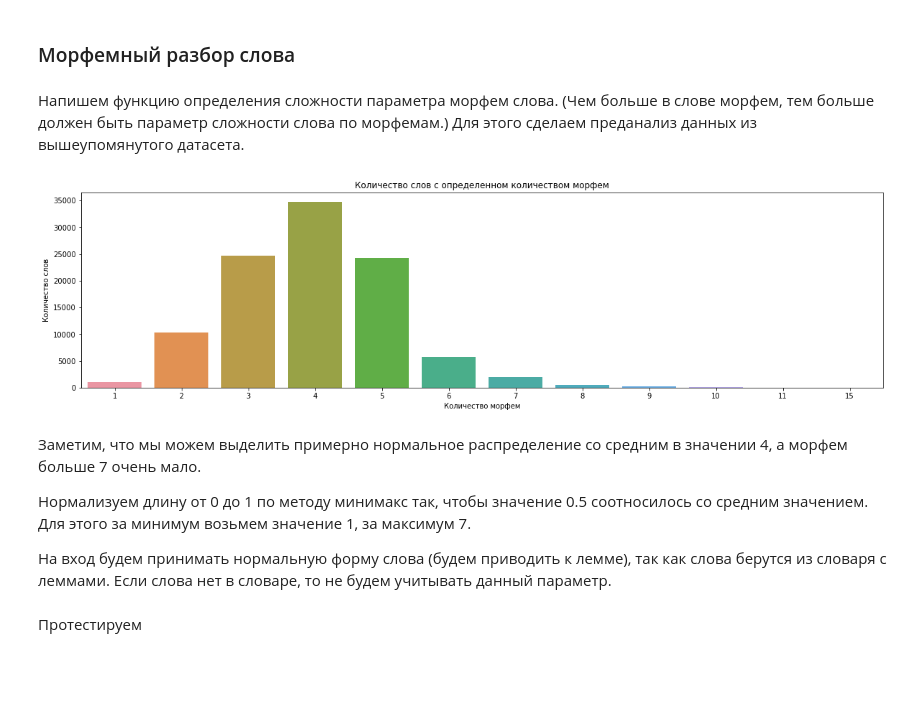
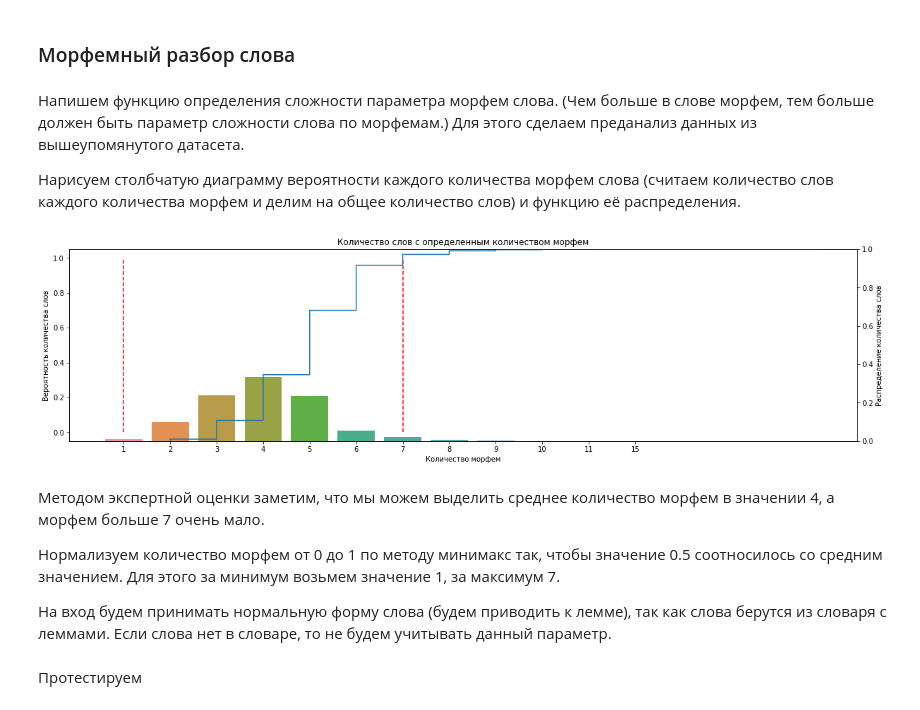
Before and after one commit to NanamyYu/grammarzeka, a Jupyter notebook: labs/word_difficulty.ipynb, the cells around one changed output. Drawn from its saved outputs; the diff is of its cells as text; code cells hidden in the pictures; blank space fills up the shorter version.

```diff
--- a/labs/word_difficulty.ipynb
+++ b/labs/word_difficulty.ipynb
@@ -51,13 +59,18 @@ print(transform_word(word='  кОшКоЙ '))
 О. Н. Ляшевская, С. А. Шаров НОВЫЙ ЧАСТОТНЫЙ СЛОВАРЬ РУССКОЙ ЛЕКСИКИ (http://dict.ruslang.ru/freq.php)
 # %%
 dirname = 'datasets/freq'
-r = requests.get('http://dict.ruslang.ru/Freq2011.zip')
-with r, zipfile.ZipFile(io.BytesIO(r.content)) as archive:
-    archive.extractall(dirname)
+name = 'freqrnc2011.csv'
+fullname = os.path.join(dirname, name)
+if not os.path.exists(fullname):
+    r = requests.get('http://dict.ruslang.ru/Freq2011.zip')
+    with r, zipfile.ZipFile(io.BytesIO(r.content)) as archive:
+        archive.extractall(dirname)
 
-freq_df = pd.read_csv(os.path.join(dirname, 'freqrnc2011.csv'), sep='\t')[['Lemma', 'Freq(ipm)']]
+freq_df = pd.read_csv(fullname, sep='\t')[['Lemma', 'Freq(ipm)']]
 freq_df['Lemma'] = freq_df['Lemma'].str.lower()
 freq_df['length'] = freq_df['Lemma'].str.len()
+freq_df = freq_df.drop_duplicates(subset=['Lemma'])
+freq_df = freq_df.set_index('Lemma')
 
 freq_df.info()
 freq_df.sample(5)
@@ -85,22 +116,14 @@ memory usage: 1.2+ MB
 # %%
-dirname = 'datasets/tikhonov'
-fullname = os.path.join(dirname, 'tikhonov.txt')
-
-shutil.rmtree(dirname, ignore_errors=True)
-
-r = requests.get('http://www.speakrus.ru/dict2/tikhonov.zip')
-with r, zipfile.ZipFile(io.BytesIO(r.content)) as archive:
-    archive.extractall(dirname)
-
-with open(os.path.join(dirname, os.listdir(dirname)[0]), 'rb') as f:
-    text = f.read().decode('cp1251')
-    with open(fullname, 'wb') as ru:
-        ru.write(text.encode('utf-8'))
+fullname = save_zip_txt(url='http://www.speakrus.ru/dict2/tikhonov.zip',
+                        dirname='datasets/tikhonov',
+                        new_filename='tikhonov.txt')
 
 morph_df = pd.read_csv(fullname, sep='|', names=['Lemma', 'analysis'])
 morph_df['Lemma'] = morph_df['Lemma'].str.replace('\d+', '').str.split().str[0].str.lower()
 morph_df['analysis'] = morph_df['analysis'].str.replace('\d+', '').str.split(pat=',', n=1).str[0].str.split().str[0]
 morph_df['count_morph'] = morph_df['analysis'].str.count(pat='/') + 1
+morph_df = morph_df.drop_duplicates(subset=['Lemma'])
+morph_df = morph_df.set_index('Lemma')
 
 morph_df.info()
 morph_df.sample(5)
@@ -506,22 +550,29 @@ None
 ### Морфемный разбор слова
 # %% [markdown]
 Напишем функцию определения сложности параметра морфем слова. (Чем больше в слове морфем, тем больше должен быть параметр сложности слова по морфемам.) Для этого сделаем преданализ данных из вышеупомянутого датасета.
+
+Нарисуем столбчатую диаграмму вероятности каждого количества морфем слова (считаем количество слов каждого количества морфем и делим на общее количество слов) и функцию её распределения.
 # %%
 fig, ax = plt.subplots(figsize=(20, 5))
+ax2 = ax.twinx()
 
-sns.countplot(x=morph_df['count_morph'])
+df = morph_df['count_morph']
+sns.barplot(x=df, y=df, estimator=lambda x: len(x) / len(df))
+sns.ecdfplot(x=df)
+ax.vlines(1 - 1, ymin=0, ymax=1, color='r', linestyle = '--')
+ax.vlines(7 - 1, ymin=0, ymax=1, color='r', linestyle = '--')
 
-ax.set_title('Количество слов с определенном количеством морфем')
-ax.set_ylabel('Количество слов')
+ax.set_title('Количество слов c определенным количеством морфем')
+ax.set_ylabel('Вероятность количества слов')
+ax2.set_ylabel('Распределение количества слов')
 ax.set_xlabel('Количество морфем')
-
 plt.show()
 # %% [output]
-[figure, old version]
+[figure, new version]
 # %% [markdown]
-Заметим, что мы можем выделить примерно нормальное распределение со средним в значении 4, а морфем больше 7 очень мало.
+Методом экспертной оценки заметим, что мы можем выделить среднее количество морфем в значении 4, а морфем больше 7 очень мало.
 
-Нормализуем длину от 0 до 1 по методу минимакс так, чтобы значение 0.5 соотносилось со средним значением. Для этого за минимум возьмем значение 1, за максимум 7.
+Нормализуем количество морфем от 0 до 1 по методу минимакс так, чтобы значение 0.5 соотносилось со средним значением. Для этого за минимум возьмем значение 1, за максимум 7.
 
 На вход будем принимать нормальную форму слова (будем приводить к лемме), так как слова берутся из словаря с леммами. Если слова нет в словаре, то не будем учитывать данный параметр.
 # %%
```
Also changed, not shown: parts of 47 cells of this notebook.
